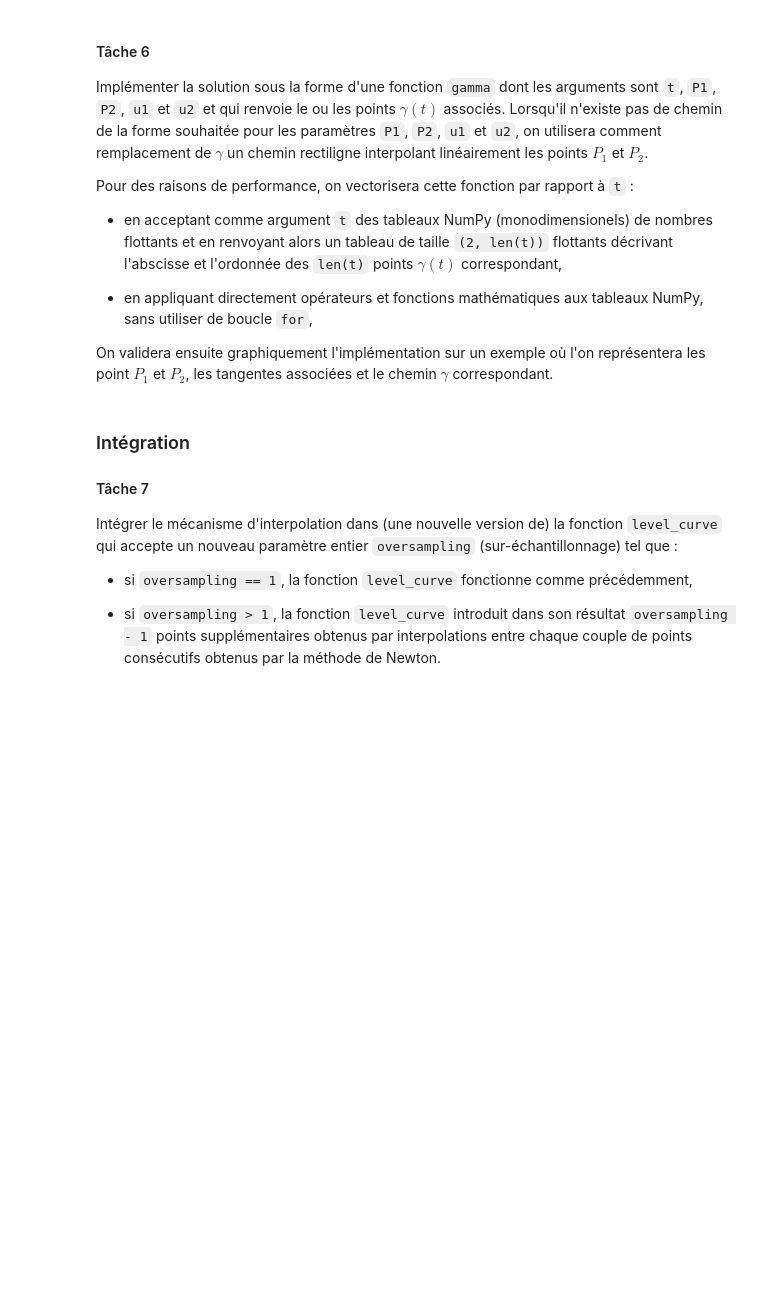
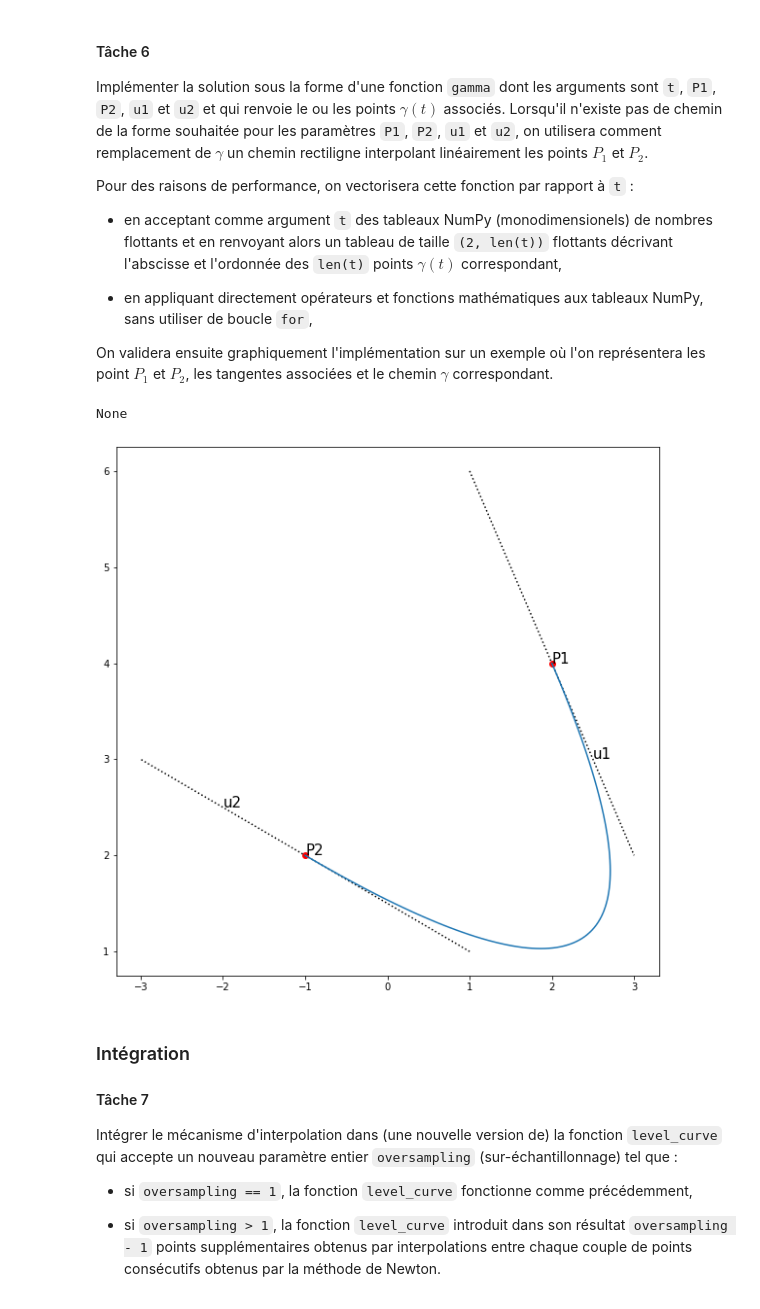
Before and after one commit to pguillot07/Devoir-Maths-Info---Courbes-de-niveaux, a Jupyter notebook: Courbes de niveau - Rendu.ipynb, the cells around one changed output. Cells and saved outputs as stored; diff of their text form; code cells hidden in the pictures; blank space fills up the shorter version.

```diff
--- a/Courbes de niveau - Rendu.ipynb
+++ b/Courbes de niveau - Rendu.ipynb
@@ -452,6 +629,53 @@ Pour des raisons de performance, on vectorisera cette fonction par rapport à `t
   - en appliquant directement opérateurs et fonctions mathématiques aux tableaux NumPy, sans utiliser de boucle `for`,
 
 On validera ensuite graphiquement l'implémentation sur un exemple où l'on représentera les point $P_1$ et $P_2$, les tangentes associées et le chemin $\gamma$ correspondant.
+# %%
+# On suppose que A est toujours inversible, donc que les vecteurs u1 et u2 ne sont jamais colinéaires
+# De plus, on ne prend pas en compte le sens des vecteurs
+# Ces deux suppositions n'entravent pas le résultat car les courbes sont suffisamment régulières
+
+def gamma(t, P1, P2, u1, u2):
+    A = np.array([[1,        1,         0,       0    ],
+                  [0,        0,         1,       1    ],
+                  [u1[1],    0,       -u1[0],    0    ],
+                  [u2[1],  2*u2[1],  -u2[0],  -2*u2[0]] ])
+    X = np.array([P2[0]-P1[0], P2[1]-P1[1], 0, 0])
+    Y = np.linalg.solve(A,X)
+    a, d = P1
+    b, c, e, f = Y
+    return np.array([a + b*t + c*t*t, d + e*t + f*t*t])
+# %%
+T = np.linspace(0,1,100)
+P1, P2 = [2,4], [-1,2]
+u1, u2 = [1,-2], [-2, 1]
+# %%
+def test_tache6(T, P1, P2, u1, u2):
+    Z = gamma(T, P1, P2, u1, u2)
+
+    # Affichage de P1 et P2
+    plt.scatter(P1[0], P1[1], color = 'red')
+    plt.scatter(P2[0], P2[1], color = 'red')
+    plt.text(P1[0], P1[1], 'P1', fontsize=15)
+    plt.text(P2[0], P2[1], 'P2', fontsize=15)
+
+    # Affichage des vecteurs / tangeantes
+    plt.text((2*P1[0] + u1[0])/2, (2*P1[1] + u1[1])/2, 'u1', fontsize=15)
+    plt.text((2*P2[0] + u2[0])/2, (2*P2[1] + u2[1])/2, 'u2', fontsize=15)
+    plt.plot(np.array([P1[0] - u1[0], P1[0] + u1[0]]),
+             np.array([P1[1] - u1[1], P1[1] + u1[1]]),
+             color = 'black', linestyle = ':')
+    plt.plot(np.array([P2[0] - u2[0], P2[0] + u2[0]]),
+             np.array([P2[1] - u2[1], P2[1] + u2[1]]),
+             color = 'black', linestyle = ':')
+
+    # Affichage de gamma(T)
+    plt.plot(Z[0], Z[1])
+    return None
+
+print(test_tache6(T, P1, P2, u1, u2))
+# %% [output]
+None
+[figure, added]
 # %% [markdown]
 ### Intégration
 
```
Also changed, not shown: parts of 13 cells of this notebook.
